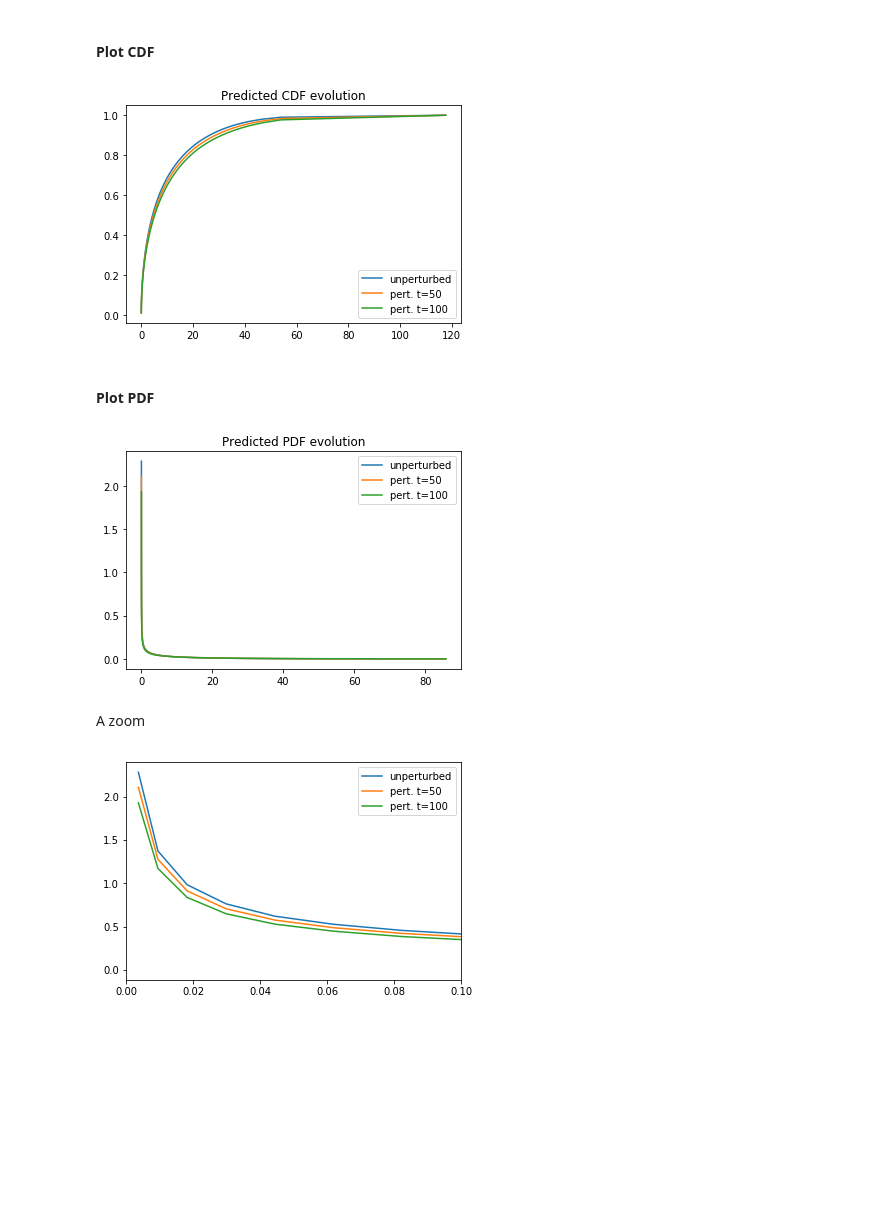
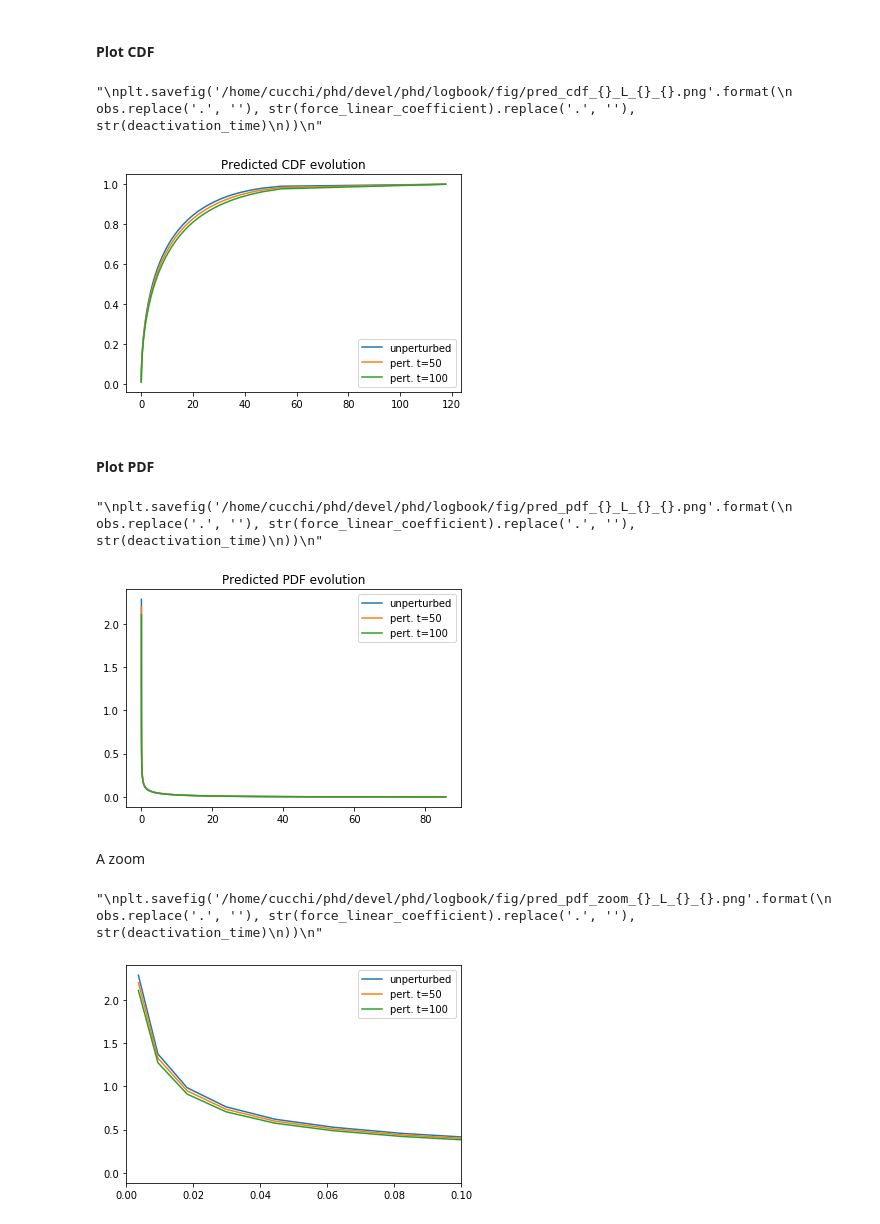
Before and after one commit to mcucchi9/exotic, a Jupyter notebook: notebooks/predictions_linear_plot.ipynb, the cells around one changed output. Drawn from its saved outputs; the diff is of its cells as text; code cells hidden in the pictures; blank space fills up the shorter version.

```diff
--- a/notebooks/predictions_linear_plot.ipynb
+++ b/notebooks/predictions_linear_plot.ipynb
@@ -25,9 +21,13 @@ QUANTILES_PATH = '/home/cucchi/phd/data/obs/lorenz96/rk4/CF_8/quantiles/obs_lore
 # %% [markdown]
 ## Multiple Plots
 # %%
-force_linear_coefficient = 0.3
+force_linear_coefficient = 0.1
 deactivation_time = 10
 forcing = 'LF_8_{}_0_{}'.format(force_linear_coefficient, deactivation_time)
+
+observation = 'energy'
+
+QUANTILES_PATH = '/home/cucchi/phd/data/obs/lorenz96/rk4/CF_8/quantiles/obs_lorenz96_rk4_CF_8_quantiles_{}.nc'.format(observation)
 # %% [markdown]
 ### Bins
 # %%
@@ -261,6 +270,8 @@ plt.savefig('/home/cucchi/phd/devel/phd/logbook/fig/pred_{}_L_{}_{}.png'.format(
 [figure]
 # %% [markdown]
 ### Plot cumulative distribution approximation
+# %%
+observation = 'energy'
 # %%
 quantiles = xr.open_dataarray(QUANTILES_PATH)
 x = quantiles.values[1:]
@@ -285,7 +285,7 @@ force_linear_coefficient = 0.01
 deactivation_time = 100
 forcing = 'LF_8_{}_0_{}'.format(force_linear_coefficient, deactivation_time)
 # %%
-obs_all = ['energy_bin_0.0q_{}q'.format(str(np.round(quant + 0.01, 2))) for quant in np.arange(0, 1.0, 0.01)]
+obs_all = ['{}_bin_0.0q_{}q'.format(observation, str(np.round(quant + 0.01, 2))) for quant in np.arange(0, 1.0, 0.01)]
 chi_normal = {}
 for obs in obs_all:
     response_p1 = xr.open_dataarray(os.path.join(REF_RESP_PATH[0], 'response_lorenz96_rk4_{}_SF_8_1.0_0.nc'.format(obs)))
@@ -309,11 +309,14 @@ plt.plot(x, y_pred_t50, label='pert. t=50')
 plt.plot(x, y_pred_t100, label='pert. t=100')
 plt.title('Predicted CDF evolution')
 plt.legend()
+"""
 plt.savefig('/home/cucchi/phd/devel/phd/logbook/fig/pred_cdf_{}_L_{}_{}.png'.format(
     obs.replace('.', ''), str(force_linear_coefficient).replace('.', ''), str(deactivation_time)
 ))
+"""
 # %% [output]
+"\nplt.savefig('/home/cucchi/phd/devel/phd/logbook/fig/pred_cdf_{}_L_{}_{}.png'.format(\n    obs.replace('.', ''), str(force_linear_coefficient).replace('.', ''), str(deactivation_time)\n))\n"
-[figure, old version]
+[figure, new version]
 # %% [markdown]
 #### Plot PDF
 # %%
@@ -327,21 +330,27 @@ plt.plot(x_pdf_orig, y_pdf_t_50, label='pert. t=50')
 plt.plot(x_pdf_orig, y_pdf_t_100, label='pert. t=100')
 plt.title('Predicted PDF evolution')
 plt.legend()
+"""
 plt.savefig('/home/cucchi/phd/devel/phd/logbook/fig/pred_pdf_{}_L_{}_{}.png'.format(
     obs.replace('.', ''), str(force_linear_coefficient).replace('.', ''), str(deactivation_time)
 ))
+"""
 # %% [output]
+"\nplt.savefig('/home/cucchi/phd/devel/phd/logbook/fig/pred_pdf_{}_L_{}_{}.png'.format(\n    obs.replace('.', ''), str(force_linear_coefficient).replace('.', ''), str(deactivation_time)\n))\n"
-[figure, old version]
+[figure, new version]
 # %% [markdown]
 A zoom
 # %%
 plt.plot(x_pdf_orig, y_pdf_orig, label='unperturbed')
 plt.plot(x_pdf_orig, y_pdf_t_50, label='pert. t=50')
 plt.plot(x_pdf_orig, y_pdf_t_100, label='pert. t=100')
 plt.legend()
 plt.xlim(0,0.1)
+"""
 plt.savefig('/home/cucchi/phd/devel/phd/logbook/fig/pred_pdf_zoom_{}_L_{}_{}.png'.format(
     obs.replace('.', ''), str(force_linear_coefficient).replace('.', ''), str(deactivation_time)
 ))
+"""
 # %% [output]
+"\nplt.savefig('/home/cucchi/phd/devel/phd/logbook/fig/pred_pdf_zoom_{}_L_{}_{}.png'.format(\n    obs.replace('.', ''), str(force_linear_coefficient).replace('.', ''), str(deactivation_time)\n))\n"
-[figure, old version]
+[figure, new version]
```
Also changed, not shown: parts of 9 cells of this notebook, 3 other files.
